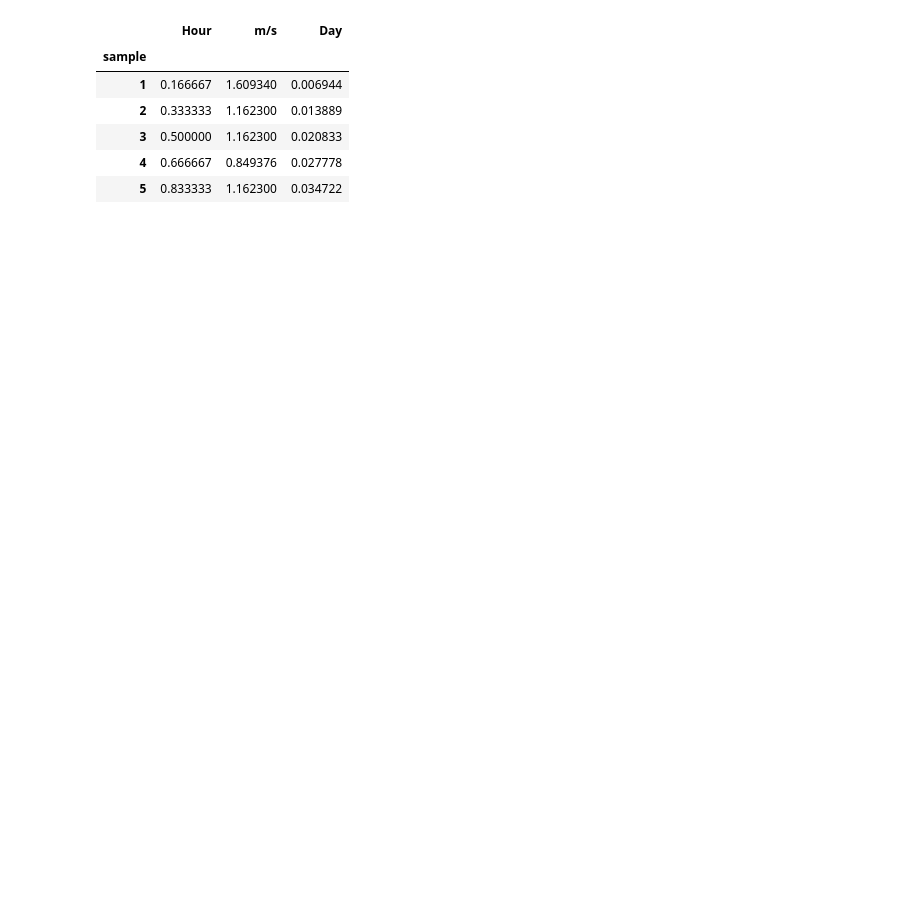
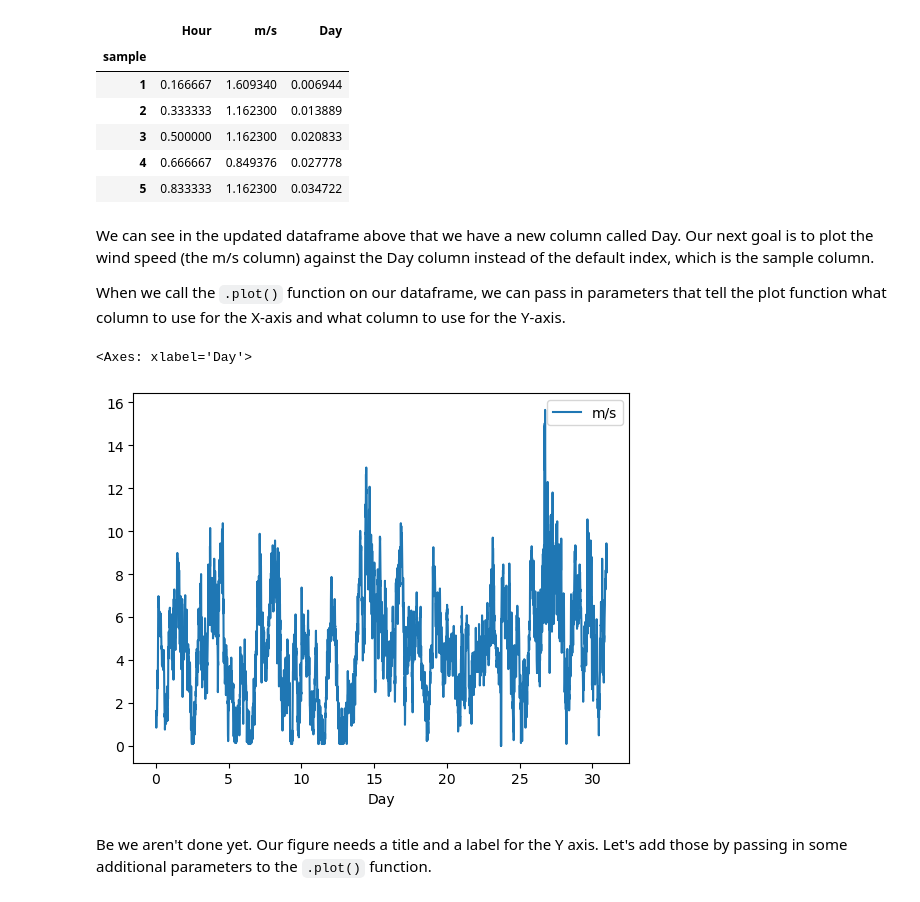
Before and after one commit to radryan1979/clim341, a Jupyter notebook: Assignments/week-2-mt_tom_data.ipynb, the cells around one changed output. Cells and saved outputs as stored; diff of their text form; code cells hidden in the pictures; blank space fills up the shorter version.

```diff
--- a/Assignments/week-2-mt_tom_data.ipynb
+++ b/Assignments/week-2-mt_tom_data.ipynb
@@ -87,3 +100,16 @@ df.head(5)
 | 3 | 0.500000 | 1.162300 | 0.020833 |
 | 4 | 0.666667 | 0.849376 | 0.027778 |
 | 5 | 0.833333 | 1.162300 | 0.034722 |
+# %% [markdown]
+We can see in the updated dataframe above that we have a new column called Day. Our next goal is to plot the wind speed (the m/s column) against the Day column instead of the default index, which is the sample column.
+
+When we call the `.plot()` function on our dataframe, we can pass in parameters that tell the plot function what column to use for the X-axis and what column to use for the Y-axis.
+# %%
+# Here, instead of using the df['column name'].plot() we provide specific columns for X and Y axes.
+
+df.plot(x="Day", y="m/s")
+# %% [output]
+<Axes: xlabel='Day'>
+[figure, added]
+# %% [markdown]
+Be we aren't done yet. Our figure needs a title and a label for the Y axis. Let's add those by passing in some additional parameters to the `.plot()` function.
```
Also changed, not shown: parts of 4 cells of this notebook.
